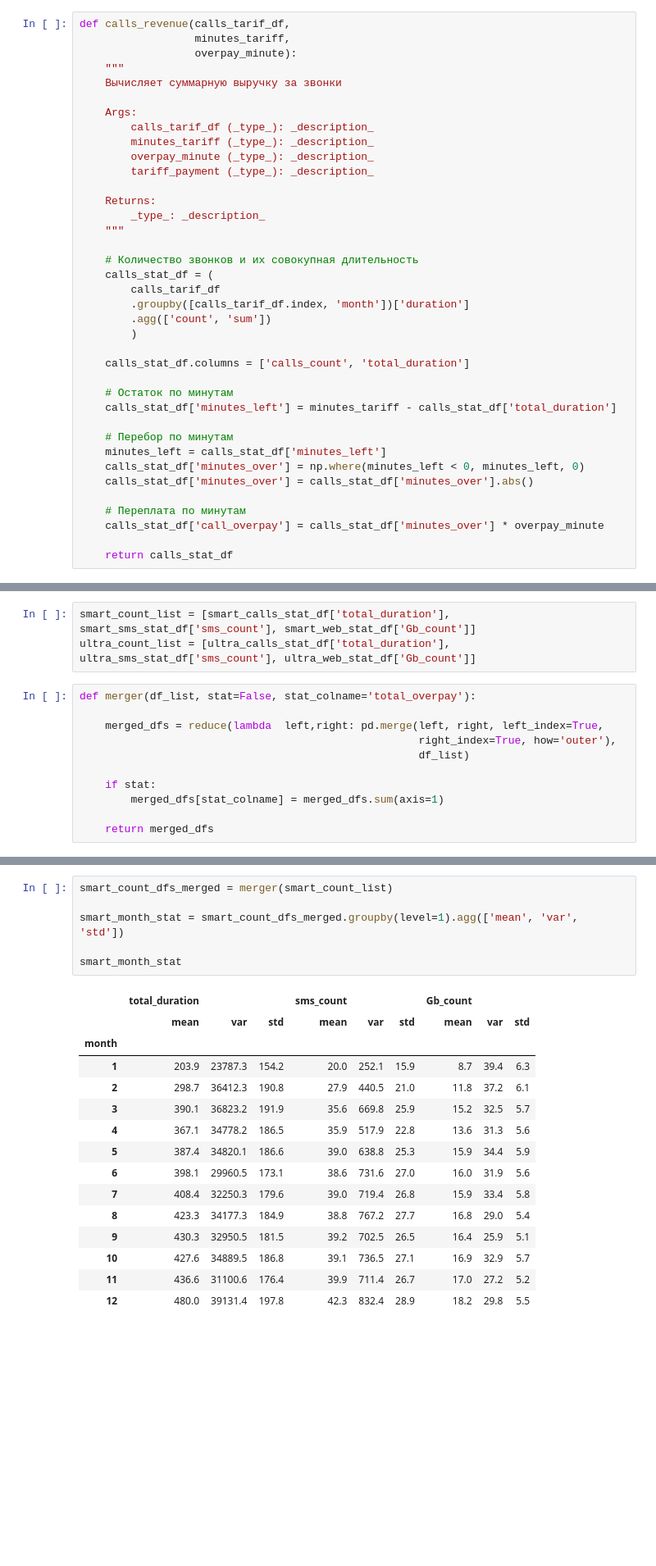
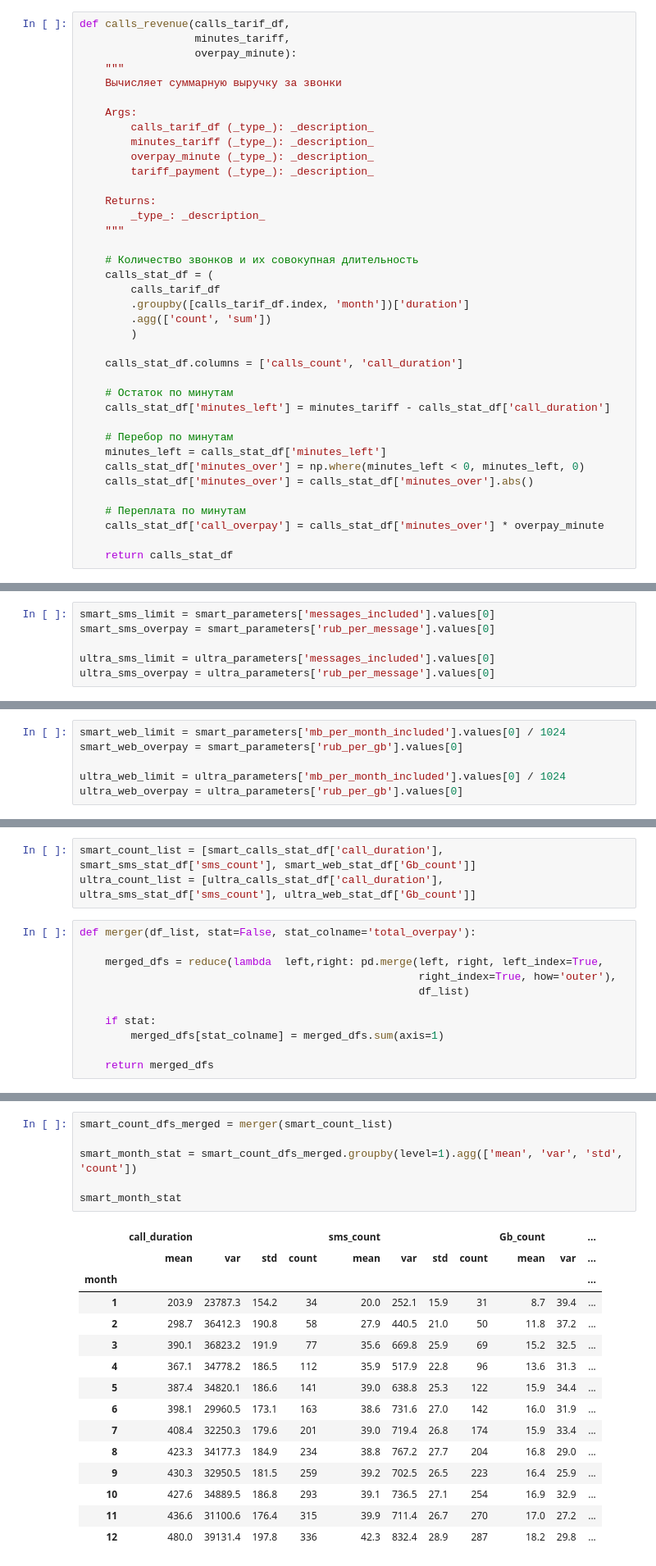
Before and after one commit to mbelveder/praktikum, a Jupyter notebook: 4_megaline/megaline.ipynb, the cells around one changed output, grey strips where cells are left out. Shown at 82% size. Cells and saved outputs as stored; diff of their text form; blank space fills up the shorter version.

```diff
--- a/4_megaline/megaline.ipynb
+++ b/4_megaline/megaline.ipynb
@@ -479,10 +465,10 @@ def calls_revenue(calls_tarif_df,
         .agg(['count', 'sum'])
         )
 
-    calls_stat_df.columns = ['calls_count', 'total_duration']
+    calls_stat_df.columns = ['calls_count', 'call_duration']
 
     # Остаток по минутам
-    calls_stat_df['minutes_left'] = minutes_tariff - calls_stat_df['total_duration']
+    calls_stat_df['minutes_left'] = minutes_tariff - calls_stat_df['call_duration']
 
     # Перебор по минутам
     minutes_left = calls_stat_df['minutes_left']
@@ -641,3 +621,9 @@ ultra_sms_overpay = 1
+# %%
+smart_sms_limit = smart_parameters['messages_included'].values[0]
+smart_sms_overpay = smart_parameters['rub_per_message'].values[0]
+
+ultra_sms_limit = ultra_parameters['messages_included'].values[0]
+ultra_sms_overpay = ultra_parameters['rub_per_message'].values[0]
 # %%
 user_sms_df = users_df[['tariff']].merge(messages_df, left_index=True, right_index=True)
 
@@ -791,3 +771,9 @@ ultra_web_overpay = 150
+# %%
+smart_web_limit = smart_parameters['mb_per_month_included'].values[0] / 1024
+smart_web_overpay = smart_parameters['rub_per_gb'].values[0]
+
+ultra_web_limit = ultra_parameters['mb_per_month_included'].values[0] / 1024
+ultra_web_overpay = ultra_parameters['rub_per_gb'].values[0]
 # %%
 user_web_df = users_df[['tariff']].merge(internet_df, left_index=True, right_index=True)
 
@@ -881,8 +868,8 @@ from functools import reduce
 smart_overpay_list = [smart_calls_stat_df['call_overpay'], smart_sms_stat_df['sms_overpay'], smart_web_stat_df['Gb_overpay']]
 ultra_overpay_list = [ultra_calls_stat_df['call_overpay'], ultra_sms_stat_df['sms_overpay'], ultra_web_stat_df['Gb_overpay']]
 # %%
-smart_count_list = [smart_calls_stat_df['total_duration'], smart_sms_stat_df['sms_count'], smart_web_stat_df['Gb_count']]
-ultra_count_list = [ultra_calls_stat_df['total_duration'], ultra_sms_stat_df['sms_count'], ultra_web_stat_df['Gb_count']]
+smart_count_list = [smart_calls_stat_df['call_duration'], smart_sms_stat_df['sms_count'], smart_web_stat_df['Gb_count']]
+ultra_count_list = [ultra_calls_stat_df['call_duration'], ultra_sms_stat_df['sms_count'], ultra_web_stat_df['Gb_count']]
 # %%
 def merger(df_list, stat=False, stat_colname='total_overpay'):
 
@@ -937,25 +931,25 @@ pd.options.display.float_format = "{:.1f}".format
 # %%
 smart_count_dfs_merged = merger(smart_count_list)
 
-smart_month_stat = smart_count_dfs_merged.groupby(level=1).agg(['mean', 'var', 'std'])
+smart_month_stat = smart_count_dfs_merged.groupby(level=1).agg(['mean', 'var', 'std', 'count'])
 
 smart_month_stat
 # %% [output]
-|  | total_duration |  |  | sms_count |  |  | Gb_count |  |  |
-|  | mean | var | std | mean | var | std | mean | var | std |
-| month |  |  |  |  |  |  |  |  |  |
-| 1 | 203.9 | 23787.3 | 154.2 | 20.0 | 252.1 | 15.9 | 8.7 | 39.4 | 6.3 |
-| 2 | 298.7 | 36412.3 | 190.8 | 27.9 | 440.5 | 21.0 | 11.8 | 37.2 | 6.1 |
-| 3 | 390.1 | 36823.2 | 191.9 | 35.6 | 669.8 | 25.9 | 15.2 | 32.5 | 5.7 |
-| 4 | 367.1 | 34778.2 | 186.5 | 35.9 | 517.9 | 22.8 | 13.6 | 31.3 | 5.6 |
-| 5 | 387.4 | 34820.1 | 186.6 | 39.0 | 638.8 | 25.3 | 15.9 | 34.4 | 5.9 |
-| 6 | 398.1 | 29960.5 | 173.1 | 38.6 | 731.6 | 27.0 | 16.0 | 31.9 | 5.6 |
-| 7 | 408.4 | 32250.3 | 179.6 | 39.0 | 719.4 | 26.8 | 15.9 | 33.4 | 5.8 |
-| 8 | 423.3 | 34177.3 | 184.9 | 38.8 | 767.2 | 27.7 | 16.8 | 29.0 | 5.4 |
-| 9 | 430.3 | 32950.5 | 181.5 | 39.2 | 702.5 | 26.5 | 16.4 | 25.9 | 5.1 |
-| 10 | 427.6 | 34889.5 | 186.8 | 39.1 | 736.5 | 27.1 | 16.9 | 32.9 | 5.7 |
-| 11 | 436.6 | 31100.6 | 176.4 | 39.9 | 711.4 | 26.7 | 17.0 | 27.2 | 5.2 |
-| 12 | 480.0 | 39131.4 | 197.8 | 42.3 | 832.4 | 28.9 | 18.2 | 29.8 | 5.5 |
+|  | call_duration |  |  |  | sms_count |  |  |  | Gb_count |  | ... |
+|  | mean | var | std | count | mean | var | std | count | mean | var | ... |
+| month |  |  |  |  |  |  |  |  |  |  | ... |
+| 1 | 203.9 | 23787.3 | 154.2 | 34 | 20.0 | 252.1 | 15.9 | 31 | 8.7 | 39.4 | ... |
+| 2 | 298.7 | 36412.3 | 190.8 | 58 | 27.9 | 440.5 | 21.0 | 50 | 11.8 | 37.2 | ... |
+| 3 | 390.1 | 36823.2 | 191.9 | 77 | 35.6 | 669.8 | 25.9 | 69 | 15.2 | 32.5 | ... |
+| 4 | 367.1 | 34778.2 | 186.5 | 112 | 35.9 | 517.9 | 22.8 | 96 | 13.6 | 31.3 | ... |
+| 5 | 387.4 | 34820.1 | 186.6 | 141 | 39.0 | 638.8 | 25.3 | 122 | 15.9 | 34.4 | ... |
+| 6 | 398.1 | 29960.5 | 173.1 | 163 | 38.6 | 731.6 | 27.0 | 142 | 16.0 | 31.9 | ... |
+| 7 | 408.4 | 32250.3 | 179.6 | 201 | 39.0 | 719.4 | 26.8 | 174 | 15.9 | 33.4 | ... |
+| 8 | 423.3 | 34177.3 | 184.9 | 234 | 38.8 | 767.2 | 27.7 | 204 | 16.8 | 29.0 | ... |
+| 9 | 430.3 | 32950.5 | 181.5 | 259 | 39.2 | 702.5 | 26.5 | 223 | 16.4 | 25.9 | ... |
+| 10 | 427.6 | 34889.5 | 186.8 | 293 | 39.1 | 736.5 | 27.1 | 254 | 16.9 | 32.9 | ... |
+| 11 | 436.6 | 31100.6 | 176.4 | 315 | 39.9 | 711.4 | 26.7 | 270 | 17.0 | 27.2 | ... |
+| 12 | 480.0 | 39131.4 | 197.8 | 336 | 42.3 | 832.4 | 28.9 | 287 | 18.2 | 29.8 | ... |
 # %%
 ultra_count_dfs_merged = merger(ultra_count_list)
 
```
Also changed, not shown: parts of 21 cells of this notebook.
